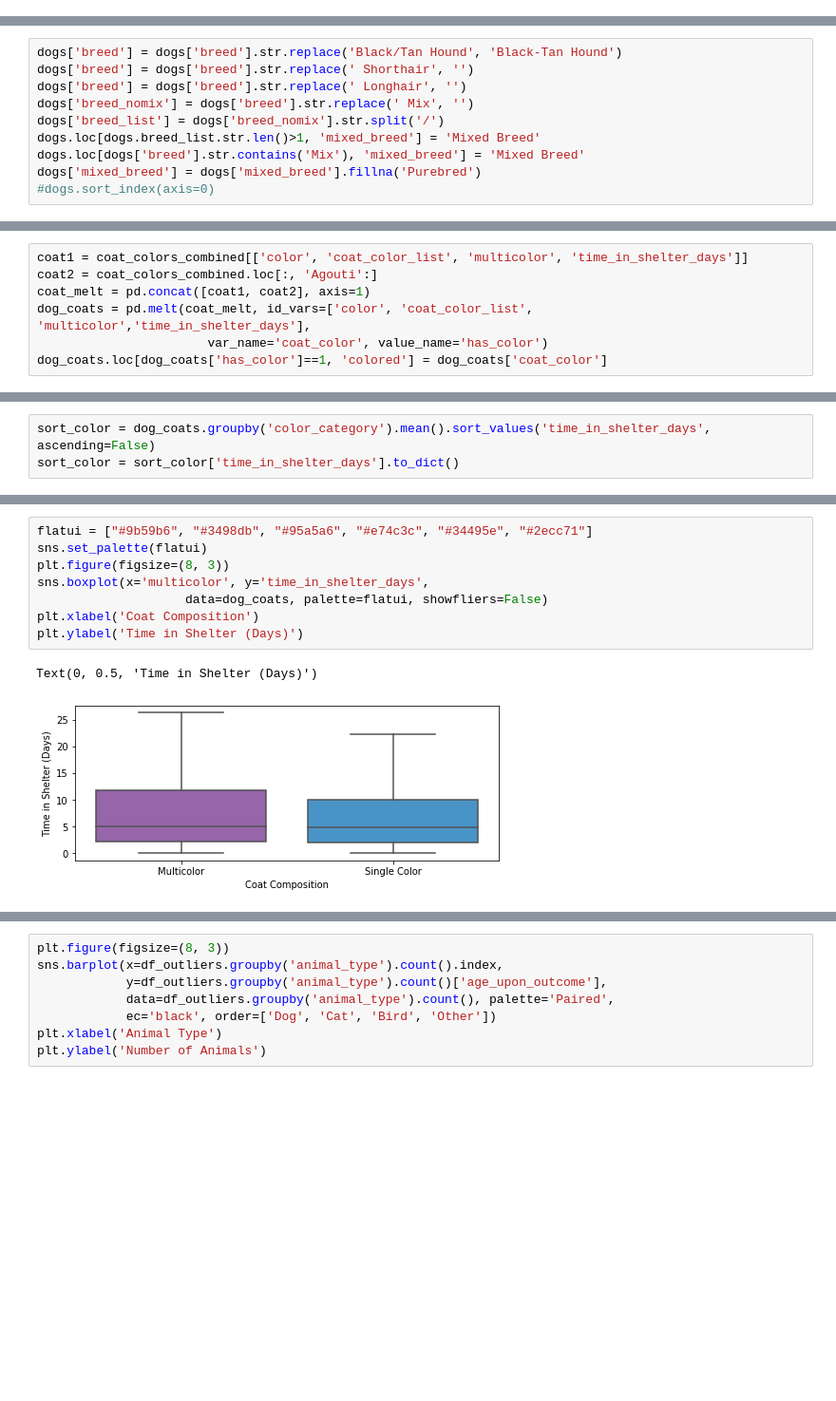
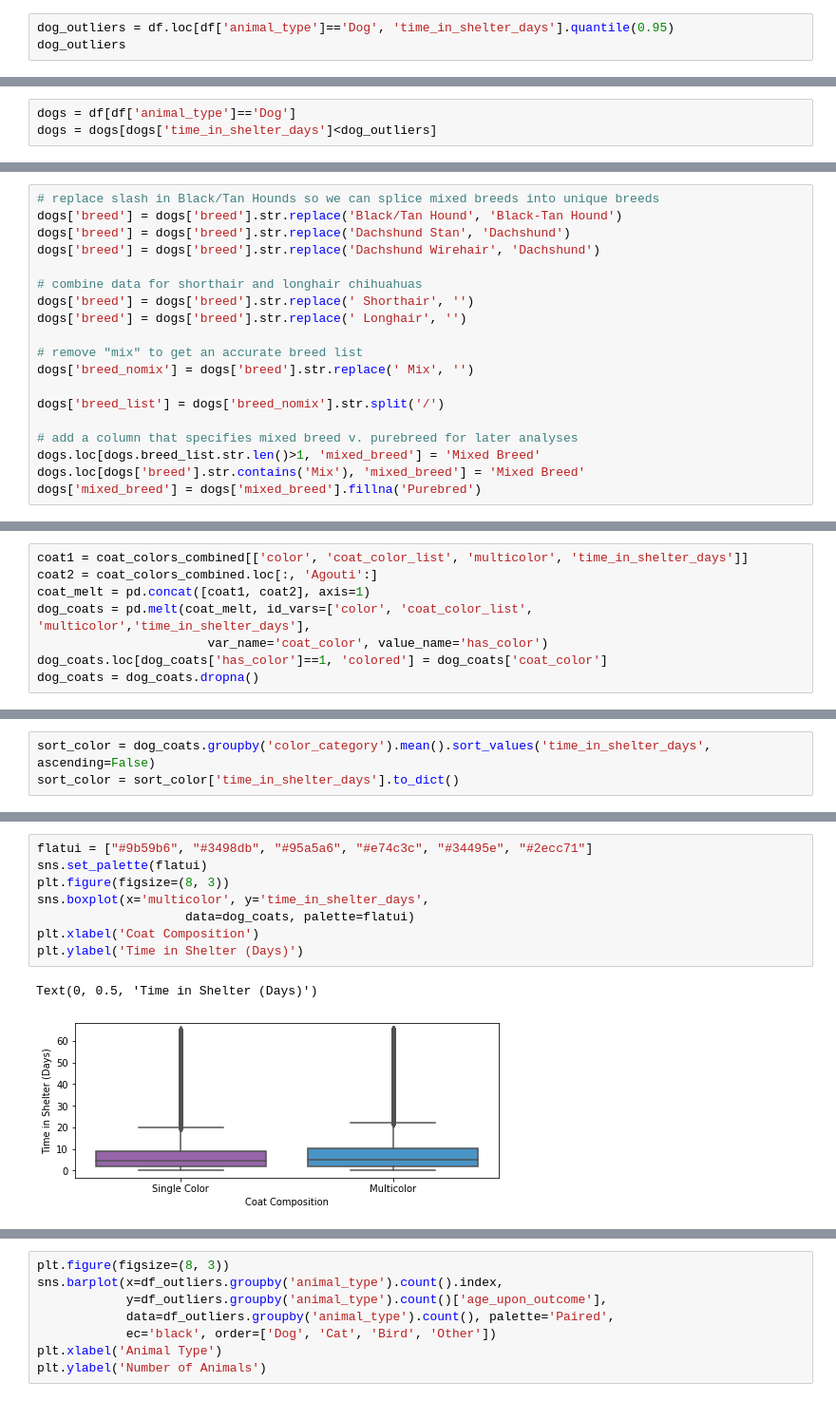
Before and after one commit to krritz/Animal-Shelter-Exploratory-Analysis, a Jupyter notebook: Animal Shelter Analysis.ipynb, the cells around one changed output, grey strips where cells are left out. Shown at 95% size. Cells and saved outputs as stored; diff of their text form; blank space fills up the shorter version.

```diff
--- a/Animal Shelter Analysis.ipynb
+++ b/Animal Shelter Analysis.ipynb
@@ -265,0 +290,3 @@ other = df_clean[df_clean['animal_type'] == 'Other']
+# %%
+dog_outliers = df.loc[df['animal_type']=='Dog', 'time_in_shelter_days'].quantile(0.95)
+dog_outliers
@@ -265,0 +295,3 @@ other = df_clean[df_clean['animal_type'] == 'Other']
+# %%
+dogs = df[df['animal_type']=='Dog']
+dogs = dogs[dogs['time_in_shelter_days']<dog_outliers]
@@ -281,13 +318,22 @@ dogs['breed'].nunique()
 # %%
+# replace slash in Black/Tan Hounds so we can splice mixed breeds into unique breeds
 dogs['breed'] = dogs['breed'].str.replace('Black/Tan Hound', 'Black-Tan Hound')
+dogs['breed'] = dogs['breed'].str.replace('Dachshund Stan', 'Dachshund')
+dogs['breed'] = dogs['breed'].str.replace('Dachshund Wirehair', 'Dachshund')
+
+# combine data for shorthair and longhair chihuahuas
 dogs['breed'] = dogs['breed'].str.replace(' Shorthair', '')
 dogs['breed'] = dogs['breed'].str.replace(' Longhair', '')
+
+# remove "mix" to get an accurate breed list
 dogs['breed_nomix'] = dogs['breed'].str.replace(' Mix', '')
+
 dogs['breed_list'] = dogs['breed_nomix'].str.split('/')
+
+# add a column that specifies mixed breed v. purebreed for later analyses
 dogs.loc[dogs.breed_list.str.len()>1, 'mixed_breed'] = 'Mixed Breed'
 dogs.loc[dogs['breed'].str.contains('Mix'), 'mixed_breed'] = 'Mixed Breed'
 dogs['mixed_breed'] = dogs['mixed_breed'].fillna('Purebred')
-#dogs.sort_index(axis=0)
 # %%
 has_breeds = pd.get_dummies(dogs['breed_list'].apply(pd.Series).stack()).sum(level=0)
 # %%
@@ -676,6 +837,7 @@ coat_melt = pd.concat([coat1, coat2], axis=1)
 dog_coats = pd.melt(coat_melt, id_vars=['color', 'coat_color_list', 'multicolor','time_in_shelter_days'],
                        var_name='coat_color', value_name='has_color')
 dog_coats.loc[dog_coats['has_color']==1, 'colored'] = dog_coats['coat_color']
+dog_coats = dog_coats.dropna()
 # %% [markdown]
 Similarly to breed, I grouped all colors that occur <200 times into an "other colors" group.
 # %%
@@ -744,14 +944,14 @@ pval[pval['p-value']<0.05]
 # %%
 flatui = ["#9b59b6", "#3498db", "#95a5a6", "#e74c3c", "#34495e", "#2ecc71"]
 sns.set_palette(flatui)
 plt.figure(figsize=(8, 3))
 sns.boxplot(x='multicolor', y='time_in_shelter_days',
-                    data=dog_coats, palette=flatui, showfliers=False)
+                    data=dog_coats, palette=flatui)
 plt.xlabel('Coat Composition')
 plt.ylabel('Time in Shelter (Days)')
 # %% [output]
 Text(0, 0.5, 'Time in Shelter (Days)')
-[figure, old version]
+[figure, new version]
 # %%
 plt.figure(figsize=(8, 3))
 sns.barplot(x=dog_coats.groupby('multicolor').count().index,
```
Also changed, not shown: parts of 348 cells of this notebook, 1 other file.
